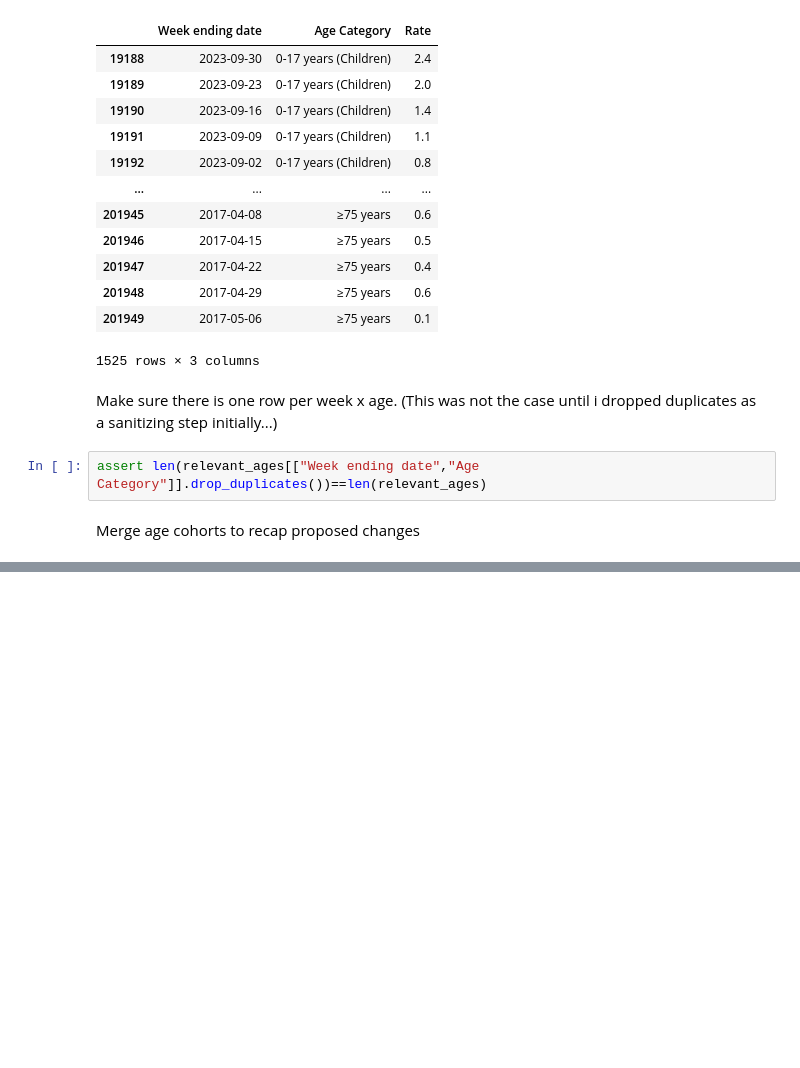
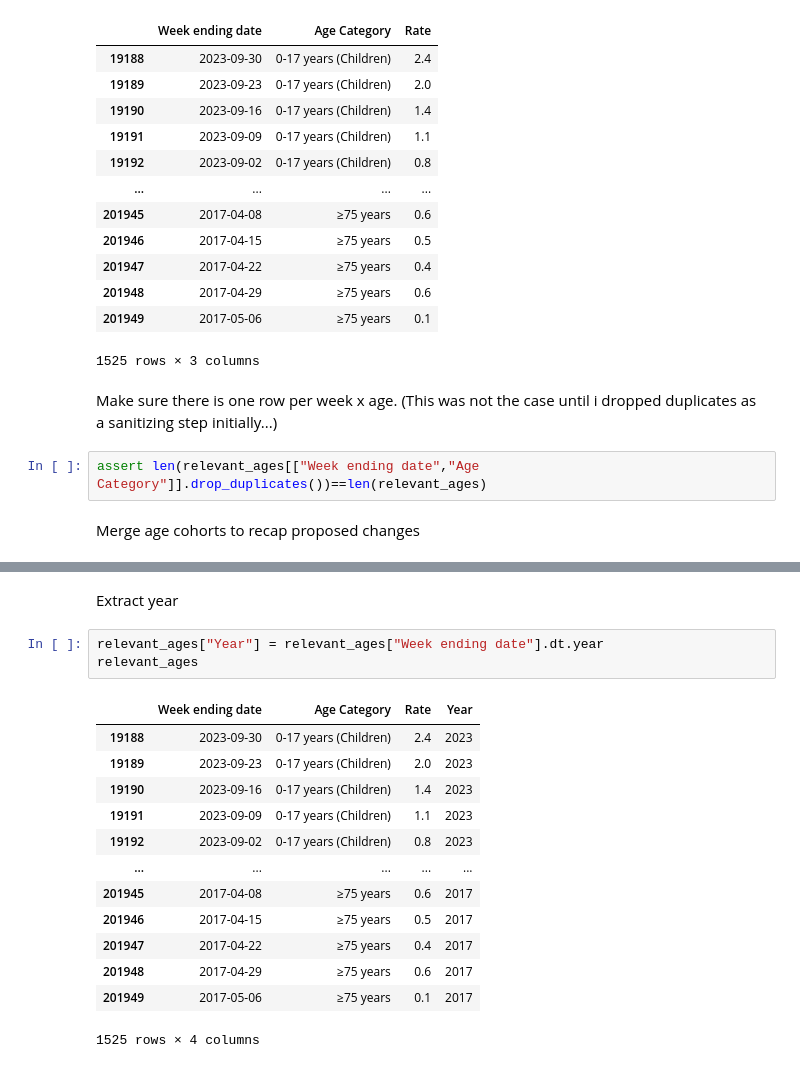
Before and after one commit to saarantras/rsv, a Jupyter notebook: hospitalization_analysis.ipynb, the cells around one changed output, grey strips where cells are left out. Cells and saved outputs as stored; diff of their text form; blank space fills up the shorter version.

```diff
--- a/hospitalization_analysis.ipynb
+++ b/hospitalization_analysis.ipynb
@@ -192,3 +191,22 @@ relevant_ages
 | 201948 | 2017-04-29 | ≥75 years | 0.6 |
 | 201949 | 2017-05-06 | ≥75 years | 0.1 |
 1525 rows × 3 columns
+# %% [markdown]
+Extract year
+# %%
+relevant_ages["Year"] = relevant_ages["Week ending date"].dt.year
+relevant_ages
+# %% [output]
+|  | Week ending date | Age Category | Rate | Year |
+| 19188 | 2023-09-30 | 0-17 years (Children) | 2.4 | 2023 |
+| 19189 | 2023-09-23 | 0-17 years (Children) | 2.0 | 2023 |
+| 19190 | 2023-09-16 | 0-17 years (Children) | 1.4 | 2023 |
+| 19191 | 2023-09-09 | 0-17 years (Children) | 1.1 | 2023 |
+| 19192 | 2023-09-02 | 0-17 years (Children) | 0.8 | 2023 |
+| ... | ... | ... | ... | ... |
+| 201945 | 2017-04-08 | ≥75 years | 0.6 | 2017 |
+| 201946 | 2017-04-15 | ≥75 years | 0.5 | 2017 |
+| 201947 | 2017-04-22 | ≥75 years | 0.4 | 2017 |
+| 201948 | 2017-04-29 | ≥75 years | 0.6 | 2017 |
+| 201949 | 2017-05-06 | ≥75 years | 0.1 | 2017 |
+1525 rows × 4 columns
```
Also changed, not shown: parts of 7 cells of this notebook, 1 other file.
